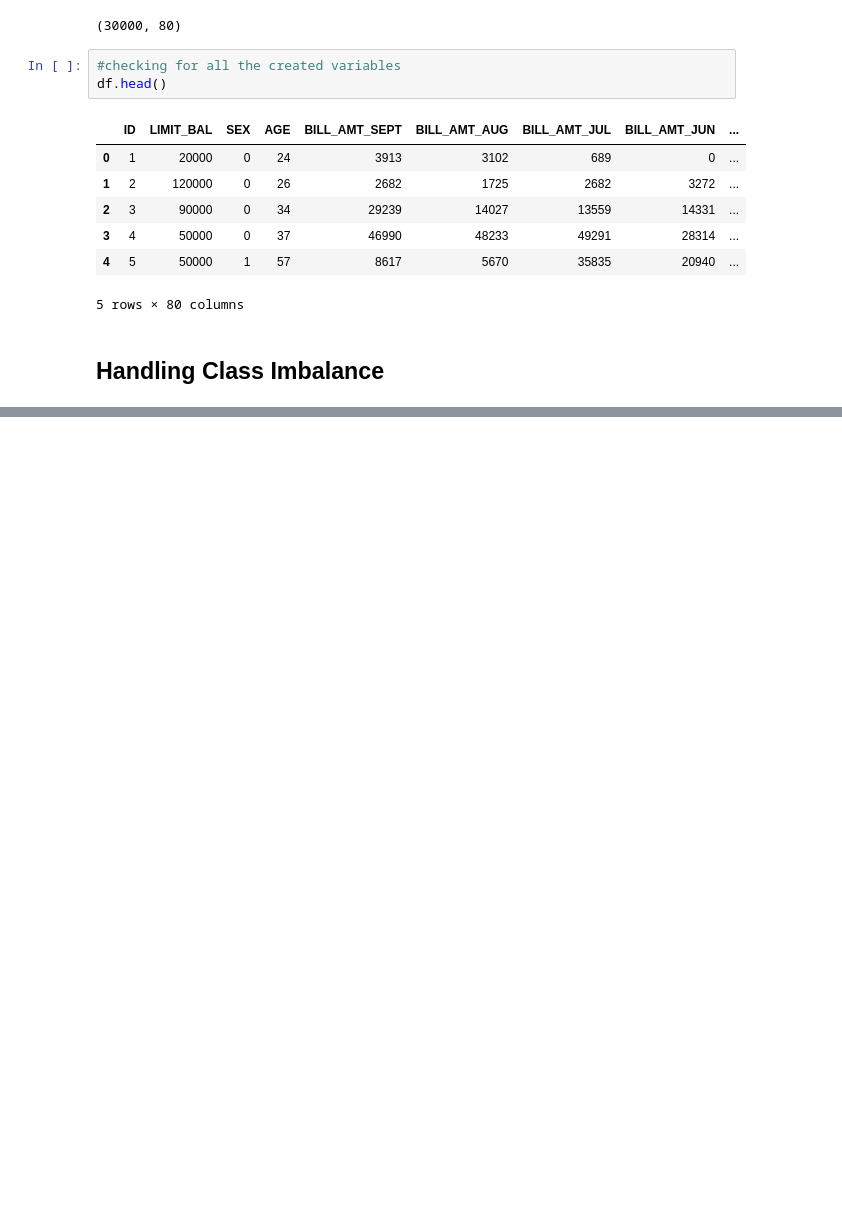
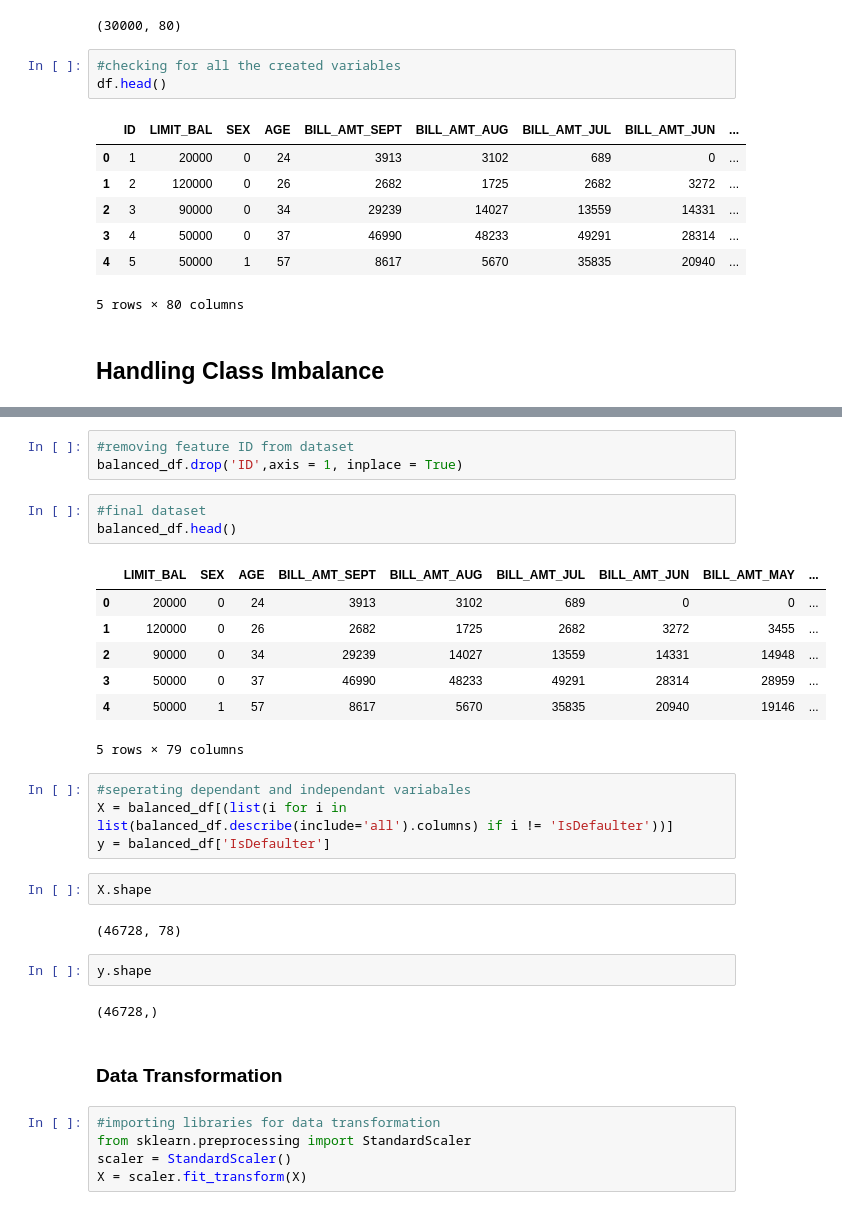
Before and after one commit to roysoni24/Credit-Card-Default-Prediction, a Jupyter notebook: Copy_of_Credit_Card_Default_Prediction_Capstone_Project.ipynb, the cells around one changed output, grey strips where cells are left out. Cells and saved outputs as stored; diff of their text form; blank space fills up the shorter version.

```diff
--- a/Copy_of_Credit_Card_Default_Prediction_Capstone_Project.ipynb
+++ b/Copy_of_Credit_Card_Default_Prediction_Capstone_Project.ipynb
@@ -452,0 +487,33 @@ df.head()
+# %%
+#removing feature ID from dataset
+balanced_df.drop('ID',axis = 1, inplace = True)
+# %%
+#final dataset
+balanced_df.head()
+# %% [output]
+|  | LIMIT_BAL | SEX | AGE | BILL_AMT_SEPT | BILL_AMT_AUG | BILL_AMT_JUL | BILL_AMT_JUN | BILL_AMT_MAY | ... |
+| 0 | 20000 | 0 | 24 | 3913 | 3102 | 689 | 0 | 0 | ... |
+| 1 | 120000 | 0 | 26 | 2682 | 1725 | 2682 | 3272 | 3455 | ... |
+| 2 | 90000 | 0 | 34 | 29239 | 14027 | 13559 | 14331 | 14948 | ... |
+| 3 | 50000 | 0 | 37 | 46990 | 48233 | 49291 | 28314 | 28959 | ... |
+| 4 | 50000 | 1 | 57 | 8617 | 5670 | 35835 | 20940 | 19146 | ... |
+5 rows × 79 columns
+# %%
+#seperating dependant and independant variabales
+X = balanced_df[(list(i for i in list(balanced_df.describe(include='all').columns) if i != 'IsDefaulter'))]
+y = balanced_df['IsDefaulter']
+# %%
+X.shape
+# %% [output]
+(46728, 78)
+# %%
+y.shape
+# %% [output]
+(46728,)
+# %% [markdown]
+### **Data Transformation**
+# %%
+#importing libraries for data transformation
+from sklearn.preprocessing import StandardScaler
+scaler = StandardScaler()
+X = scaler.fit_transform(X)
```
Also changed, not shown: parts of 15 cells of this notebook.
